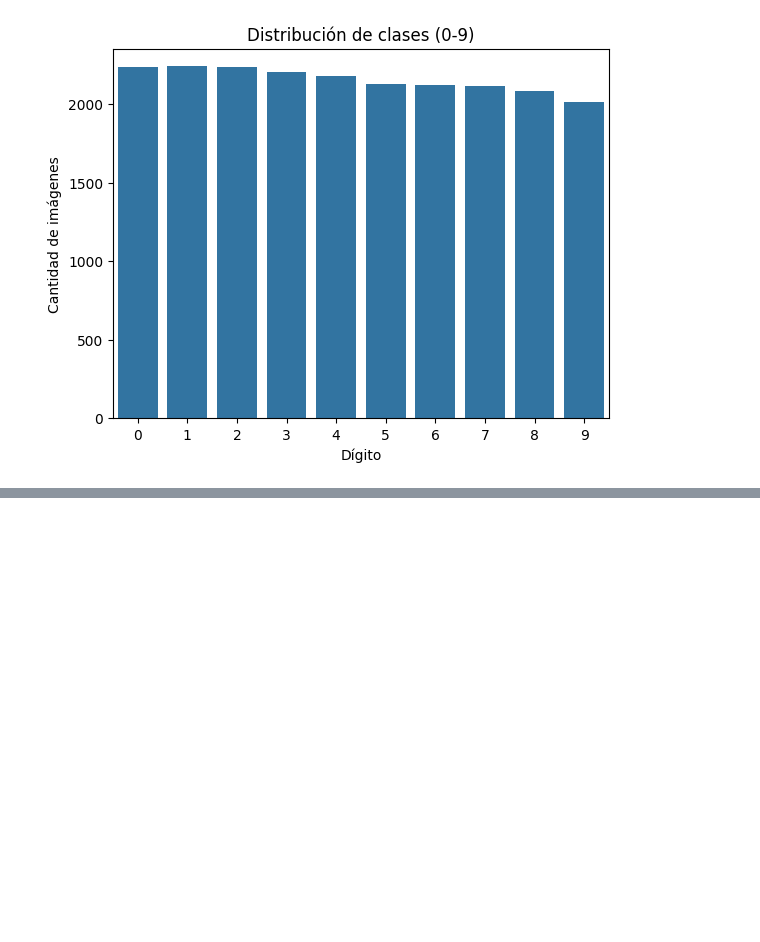
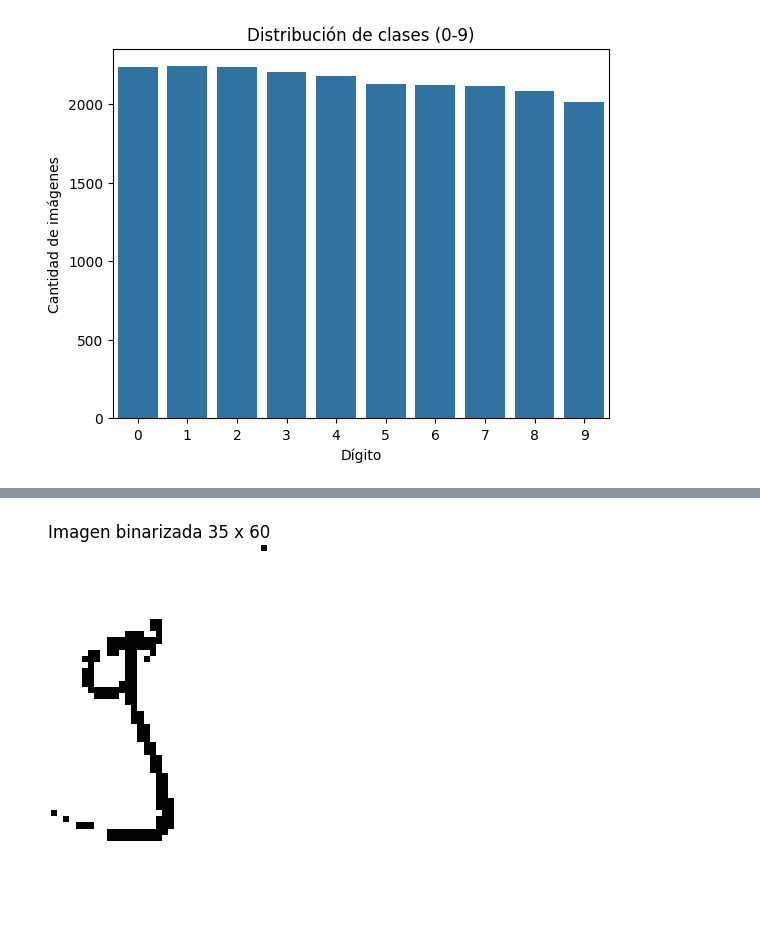
Before and after one commit to anuarthr/digits-classification-ML, a Jupyter notebook: clasificacion_digitos.ipynb, the cells around one changed output, grey strips where cells are left out. Cells and saved outputs as stored; diff of their text form; code cells hidden in the pictures; blank space fills up the shorter version.

```diff
--- a/clasificacion_digitos.ipynb
+++ b/clasificacion_digitos.ipynb
@@ -108,0 +242,7 @@ for path in tqdm(image_paths):
+# %%
+plt.imshow(X[0].reshape(60, 35), cmap='gray')
+plt.title("Imagen binarizada 35 x 60")
+plt.axis('off')
+plt.show()
+# %% [output]
+[figure, added]
```
Also changed, not shown: parts of 62 cells of this notebook.
